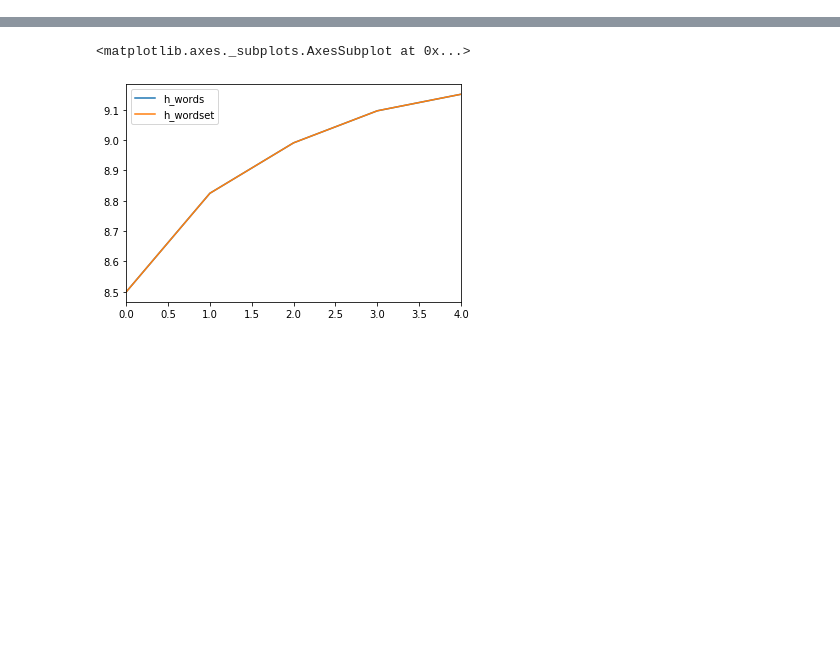
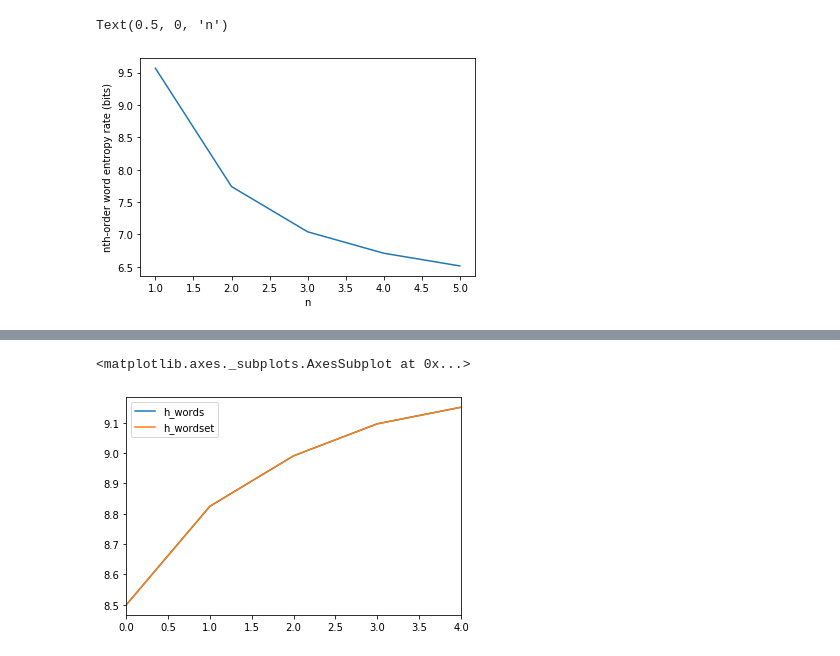
Before and after one commit to savoy1211/lsci199, a Jupyter notebook: lsci199/plot.ipynb, the cells around one changed output, grey strips where cells are left out. Drawn from its saved outputs; the diff is of its cells as text; code cells hidden in the pictures; blank space fills up the shorter version.

```diff
--- a/lsci199/plot.ipynb
+++ b/lsci199/plot.ipynb
@@ -3,0 +23,8 @@ import matplotlib.pyplot as plt
+# %%
+df['entropy_rate'] = df['h_words'] / df['window_size']
+plt.plot(df['window_size'], df['entropy_rate'])
+plt.ylabel("nth-order word entropy rate (bits)")
+plt.xlabel("n")
+# %% [output]
+Text(0.5, 0, 'n')
+[figure, added]
```
Also changed, not shown: parts of 10 cells of this notebook.
